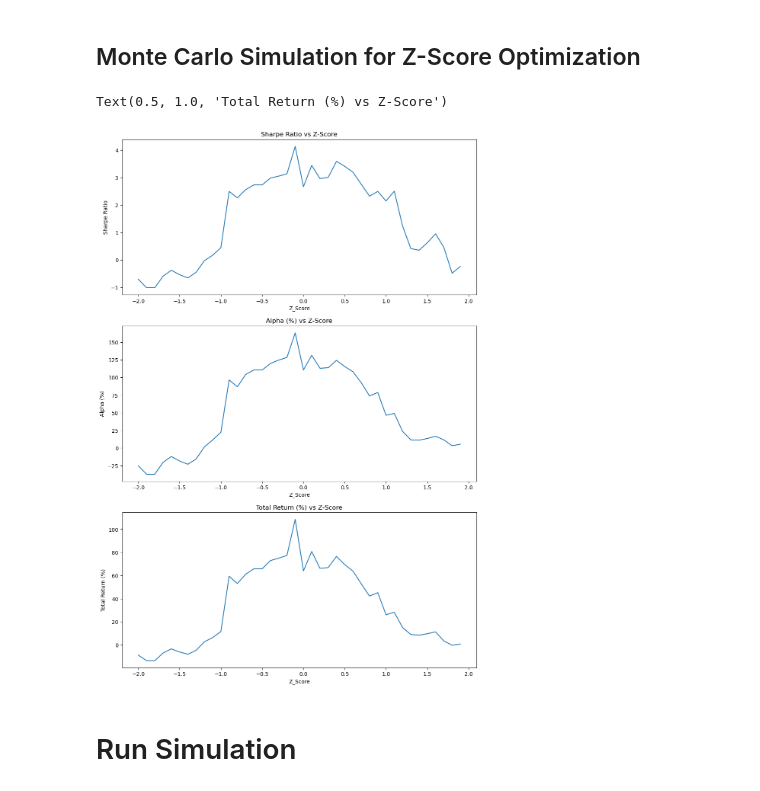
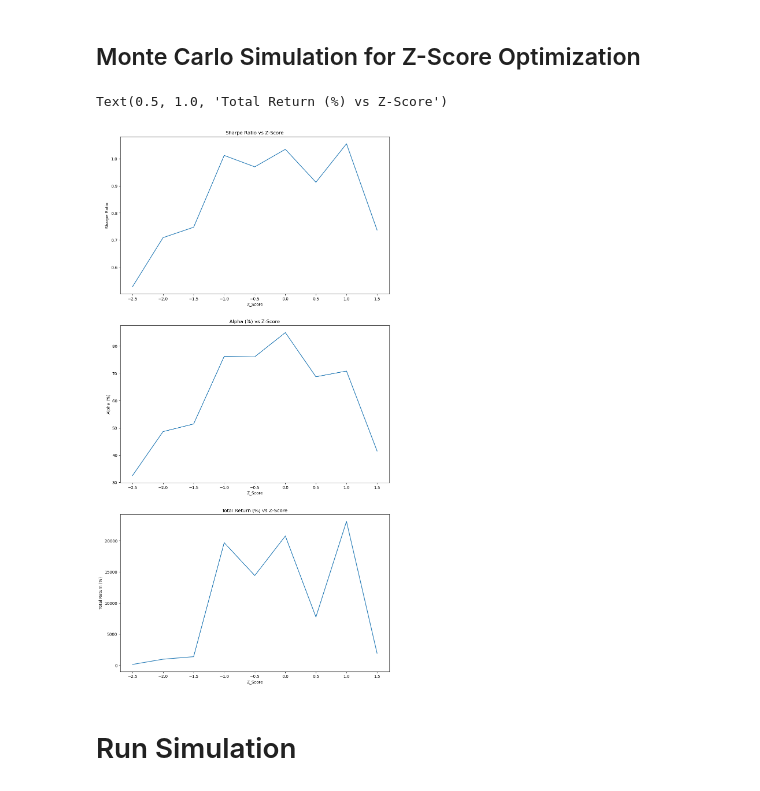
Before and after one commit to massey007/pairs_trading_algo, a Jupyter notebook: Notebooks/Pairs Trading (backtest).ipynb, the cells around one changed output. Cells and saved outputs as stored; diff of their text form; code cells hidden in the pictures.

```diff
--- a/Notebooks/Pairs Trading (backtest).ipynb
+++ b/Notebooks/Pairs Trading (backtest).ipynb
@@ -41,21 +41,21 @@ The strategy triggers trades when prices diverge unnaturally, bettin that they w
 # %%
 # Initialize the tickers and years
 tickers = ['GOOGL', 'NVDA', 'MSFT', 'META', 'TSLA']
-years = 170/365
+years = 10
 # %% [markdown]
 ## Monte Carlo Simulation for Z-Score Optimization
 # %%
 %%capture
 
 # Initialize the z-scores to test
-z_scores_to_test = np.arange(-2, 2, 0.1)
+z_scores_to_test = np.arange(-2.5, 2, 0.5)
 
 simulation_results = []
 
 for z in z_scores_to_test:
     try:
         # Initialize backtester with current z-score
-        backtester_sim = PairsBacktest(years, tickers, lookback_window=20, entry_z=z)
+        backtester_sim = PairsBacktest(years, tickers, lookback_window=21, entry_z=z)
 
         # Run the backtest and compute metrics
         metrics = backtester_sim.compute_metrics()
@@ -67,11 +67,12 @@ for z in z_scores_to_test:
         total_return_str = metrics[metrics['Metric'] == 'Total Return']['Value'].iloc[0]
         total_return = float(total_return_str.replace('%', '')) # Convert percentage string to float
 
+
         simulation_results.append({
             'Z_Score': z,
             'Sharpe Ratio': sharpe_ratio,
             'Alpha (%)': alpha,
-            'Total Return (%)': total_return
+            'Total Return (%)': total_return,
         })
     except Exception as e:
         print(f"Skipping Z-Score {z} due to error: {e}")
@@ -80,17 +81,17 @@ for z in z_scores_to_test:
 simulation_df = pd.DataFrame(simulation_results)
 # %%
 # Plotting the results
-fig, axes = plt.subplots(3, 1, figsize=(12, 18))
+fig, axes = plt.subplots(3, 1, figsize=(12, 24))
 
 sns.lineplot(data=simulation_df, x='Z_Score', y='Sharpe Ratio', ax=axes[0])
 axes[0].set_title('Sharpe Ratio vs Z-Score')
 sns.lineplot(data=simulation_df, x='Z_Score', y='Alpha (%)', ax=axes[1])
 axes[1].set_title('Alpha (%) vs Z-Score')
 sns.lineplot(data=simulation_df, x='Z_Score', y='Total Return (%)', ax=axes[2])
 axes[2].set_title('Total Return (%) vs Z-Score')
 # %% [output]
 Text(0.5, 1.0, 'Total Return (%) vs Z-Score')
-[figure, old version]
+[figure, new version]
 # %%
 # Identify the optimal z-score based on the maximum Sharpe Ratio
 opt_z_score = simulation_df[simulation_df['Sharpe Ratio'] == simulation_df['Sharpe Ratio'].max()].iloc[0, :1][0]
```
Also changed, not shown: parts of 3 cells of this notebook, 3 other files.
